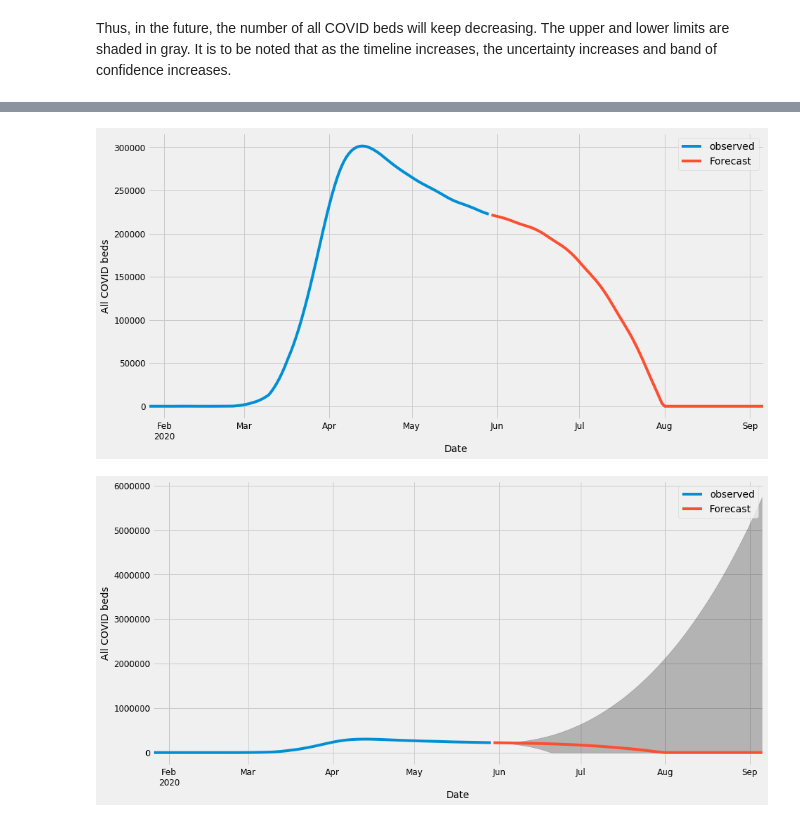
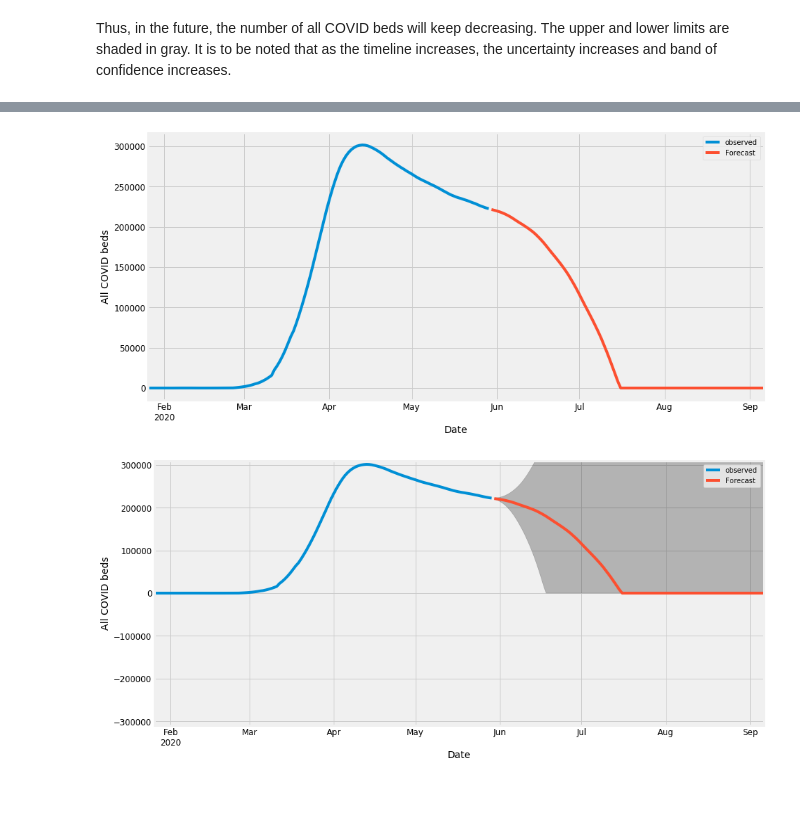
Before and after one commit to Jwilliams8969/COVID-19_Resource_Forecasting_Capstone, a Jupyter notebook: COVID-19 Capstone/ARIMA_and_SARIMA_Forecasting/All Covid-19 beds - ARIMA & SARIMA.ipynb, the cells around one changed output, grey strips where cells are left out. Saved outputs shown, nothing was run; the diff lists cells and outputs as text; code cells hidden in the pictures; blank space fills up the shorter version.

```diff
--- a/COVID-19 Capstone/ARIMA_and_SARIMA_Forecasting/All Covid-19 beds - ARIMA & SARIMA.ipynb
+++ b/COVID-19 Capstone/ARIMA_and_SARIMA_Forecasting/All Covid-19 beds - ARIMA & SARIMA.ipynb
@@ -796,12 +808,14 @@ This means that the value of RMSE is 245.78. Also, the minimum and maximum value
 pred_uc = results.get_forecast(steps=100)
 pred_ci = pred_uc.conf_int()
 ax = ts.plot(label='observed', figsize=(14, 7))
+pred_uc.predicted_mean[pred_uc.predicted_mean < 0] = 0
 pred_uc.predicted_mean.plot(ax=ax, label='Forecast')
 ax.fill_between(pred_ci.index,
                 pred_ci.iloc[:, 0],
                 pred_ci.iloc[:, 1], color='k', alpha=.25)
 ax.set_xlabel('Date')
 ax.set_ylabel('All COVID beds')
+plt.ylim([-310000, 310000])
 plt.legend()
 plt.show()
 # %% [output]
@@ -852,19 +866,20 @@ ax.set_ylabel('All COVID beds')
 plt.legend()
 plt.show()
 # %% [output]
-[figure, old version]
+[figure, new version]
 # %%
 ax = ts.plot(label='observed', figsize=(14, 7))
 pred_uc.predicted_mean.plot(ax=ax, label='Forecast')
 ax.fill_between(pred_ci.index,
                 pred_ci.iloc[:, 0],
                 pred_ci.iloc[:, 1], color='k', alpha=.25)
 ax.set_xlabel('Date')
 ax.set_ylabel('All COVID beds')
+plt.ylim([-310000, 310000])
 plt.legend()
 plt.show()
 # %% [output]
-[figure, old version]
+[figure, new version]
 # %%
 # Predictions dataframe
 AllBedsPredictions = pd.DataFrame({'Predicted Mean All Beds':pred_uc.predicted_mean,
```
Also changed, not shown: parts of 33 cells of this notebook.
